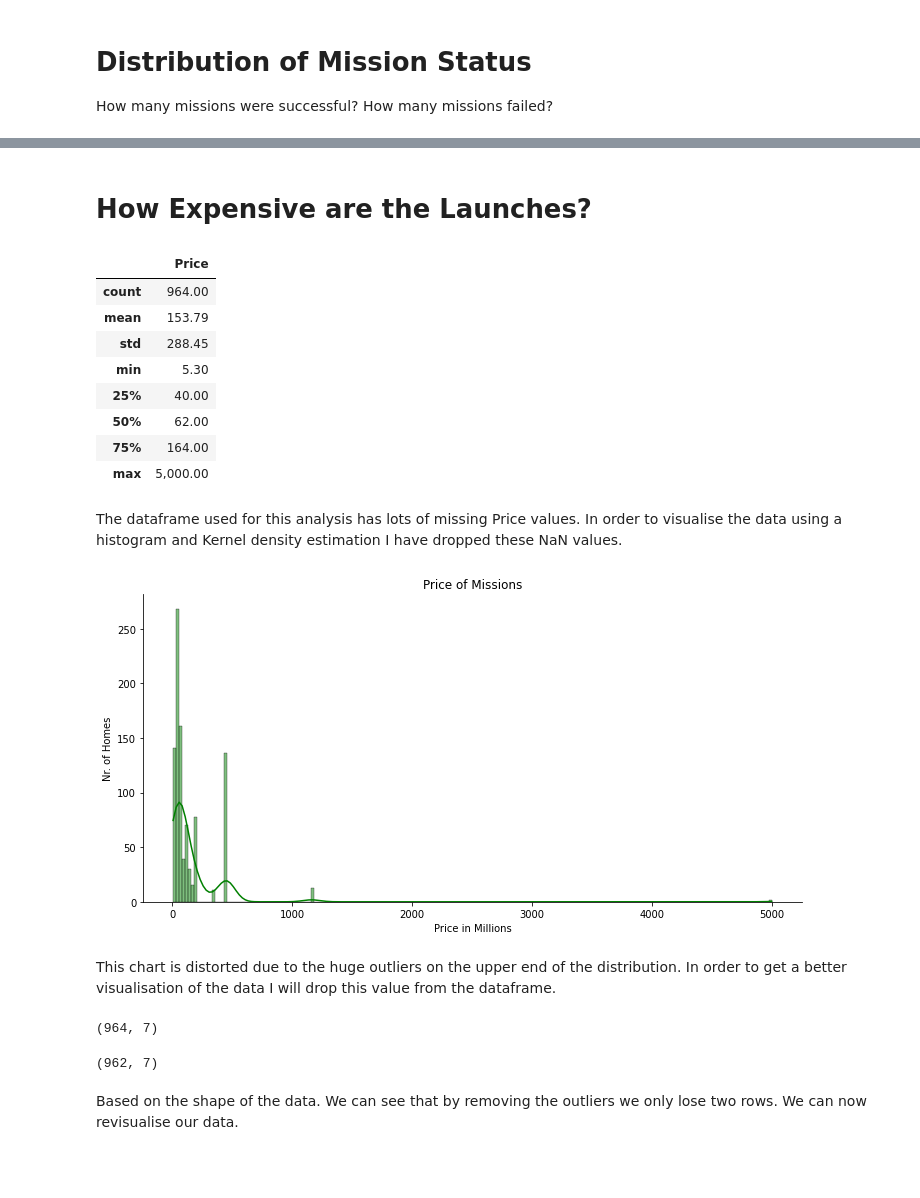
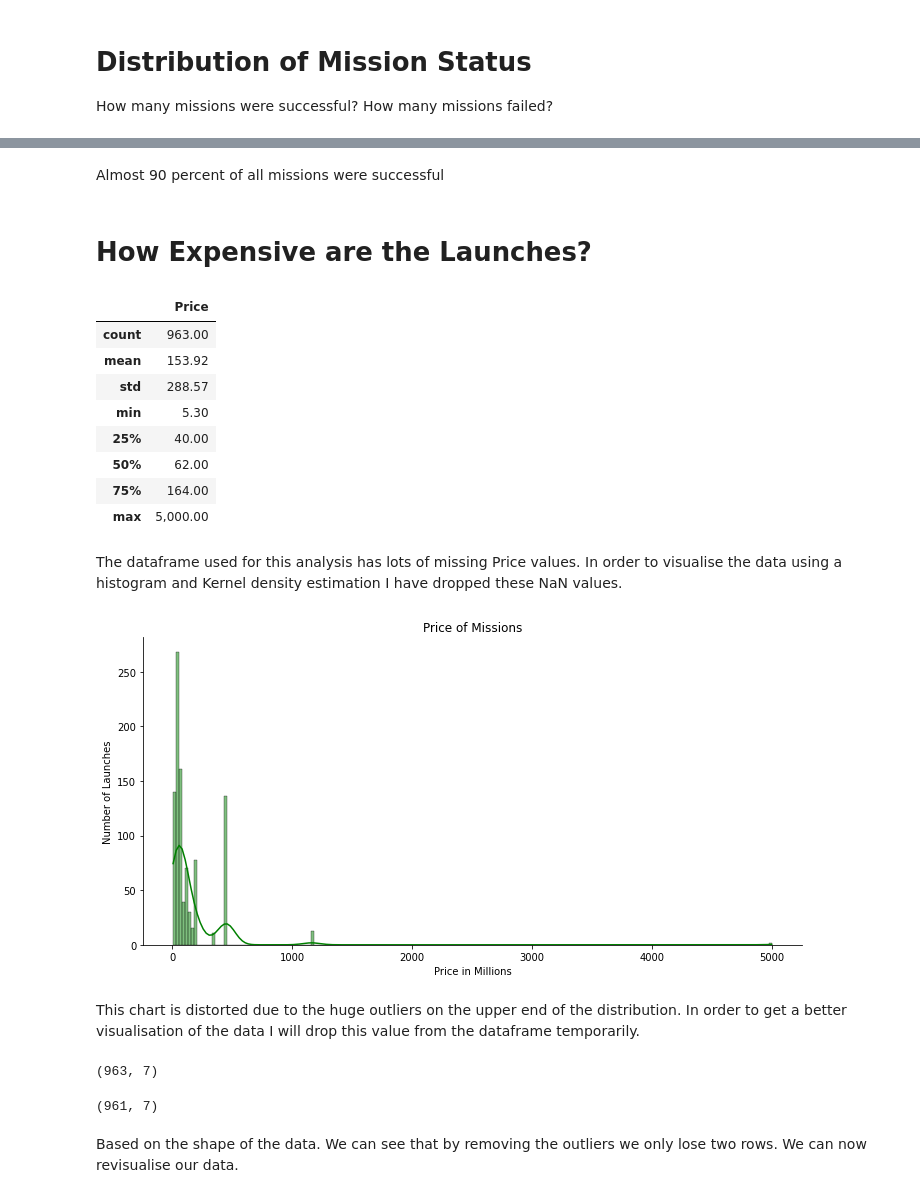
Before and after one commit to leocraig18/Data-Science-Analysis, a Jupyter notebook: Space_Missions_Analysis.ipynb, the cells around one changed output, grey strips where cells are left out. Cells and saved outputs as stored; diff of their text form; code cells hidden in the pictures; blank space fills up the shorter version.

```diff
--- a/Space_Missions_Analysis.ipynb
+++ b/Space_Missions_Analysis.ipynb
@@ -149,0 +155,4 @@ Index(['Organisation', 'Location', 'Date', 'Detail', 'Rocket_Status', 'Price',
+# %%
+# Removing the duplicate
+df_data = df_data.drop_duplicates()
+print(f'Any duplicates? {df_data.duplicated().values.any()}')
@@ -248,6 +265,8 @@ pie = px.pie(names=mission_success.index, values=mission_success.values,
 pie.show()
 # %% [output]
 [interactive output not drawn]
+# %% [markdown]
+Almost 90 percent of all missions were successful
 # %% [markdown]
 # How Expensive are the Launches?
 # %%
@@ -256,9 +275,9 @@ df_clean.shape
 df_clean.describe()
 # %% [output]
 |  | Price |
-| count | 964.00 |
-| mean | 153.79 |
-| std | 288.45 |
+| count | 963.00 |
+| mean | 153.92 |
+| std | 288.57 |
 | min | 5.30 |
 | 25% | 40.00 |
 | 50% | 62.00 |
@@ -269,18 +288,18 @@ The dataframe used for this analysis has lots of missing Price values. In order
 # %%
 sns.displot(x=df_clean.Price,
             aspect=2,
             color='green',
             kde=True)
 
 plt.title('Price of Missions')
 plt.xlabel('Price in Millions')
-plt.ylabel('Nr. of Homes')
+plt.ylabel('Number of Launches')
 
 plt.show()
 # %% [output]
-[figure, old version]
+[figure, new version]
 # %% [markdown]
-This chart is distorted due to the huge outliers on the upper end of the distribution. In order to get a better visualisation of the data I will drop this value from the dataframe.
+This chart is distorted due to the huge outliers on the upper end of the distribution. In order to get a better visualisation of the data I will drop this value from the dataframe temporarily.
 # %%
 df_clean_2 = df_data.dropna(subset=['Price'])
 df_clean_2 = df_data[df_data['Price'] < 4500]
@@ -288,8 +307,8 @@ df_clean_2 = df_data[df_data['Price'] < 4500]
 print(df_clean.shape)
 df_clean_2.shape
 # %% [output]
-(964, 7)
+(963, 7)
-(962, 7)
+(961, 7)
 # %% [markdown]
 Based on the shape of the data. We can see that by removing the outliers we only lose two rows. We can now revisualise our data.
 # %%
```
Also changed, not shown: parts of 47 cells of this notebook.
